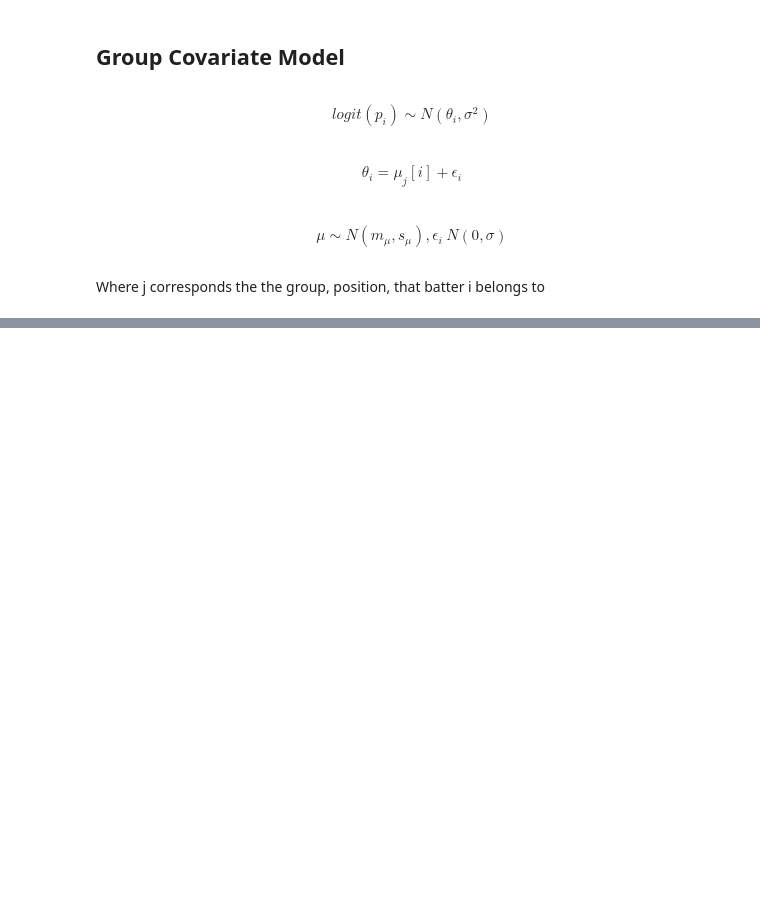
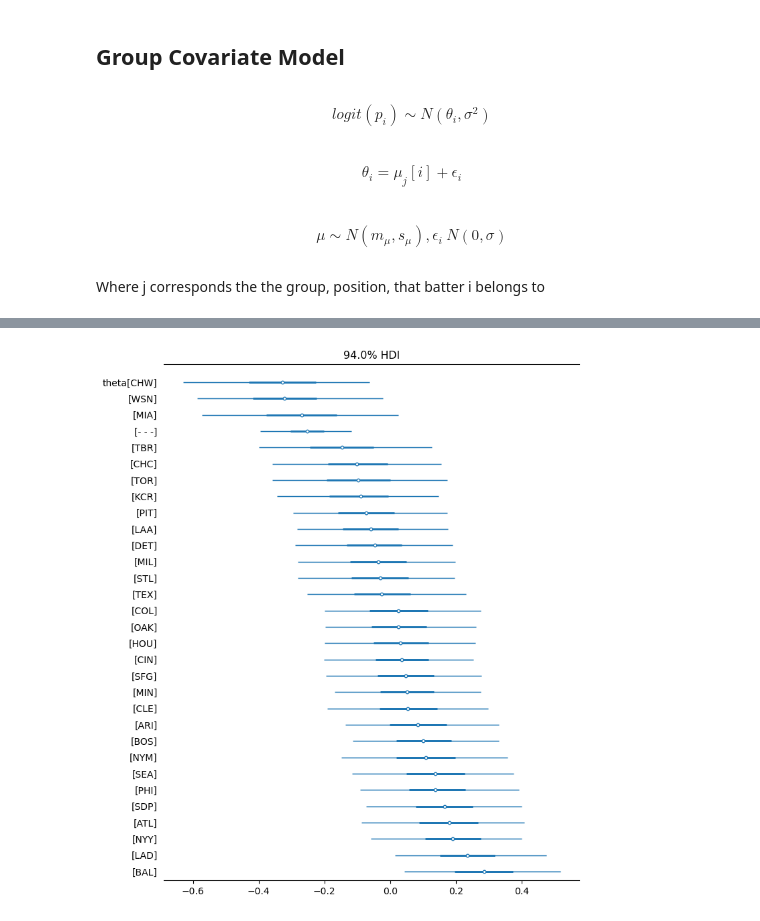
Before and after one commit to jvminkim/hitting-25, a Jupyter notebook: scripts/baseline_models.ipynb, the cells around one changed output, grey strips where cells are left out. Saved outputs shown, nothing was run; the diff lists cells and outputs as text; code cells hidden in the pictures; blank space fills up the shorter version.

```diff
--- a/scripts/baseline_models.ipynb
+++ b/scripts/baseline_models.ipynb
@@ -563,0 +512,23 @@ data
+# %%
+team_idx, teams = factorize(fitting_subset, "Team")
+
+coords["Team"] = teams
+print(team_idx)
+#fitting_subset["Team"] = fitting_subset["Team"].replace('- - -', np.nan)
+
+
+with pm.Model(coords=coords) as team_model:
+    m_mu = pm.Normal("m_mu", mu = -2, sigma=1)
+    s_mu = pm.HalfNormal("s_mu", 1)
+    mu = pm.Normal("mu", mu = m_mu, sigma=s_mu, dims="pos")
+
+    theta = pm.ZeroSumNormal("theta", sigma=1, dims="Team")
+
+    sigma = pm.HalfNormal("sigma",1)
+    epsilon = pm.Normal("epsilon", mu=0, sigma=sigma, dims="batter")
+
+    p = pm.Deterministic("p", pm.math.invlogit(mu[position_idx] + theta[team_idx] + epsilon[batter_idx]), dims = "obs")
+
+    y = pm.Binomial("y", n = pa, p = p, observed = hr)
+
+pm.model_to_graphviz(team_model)
@@ -563,0 +554,3 @@ data
+# %%
+with team_model:
+    team_trace = pm.sample(1000, tune=2000, chains=4, cores=4, target_accept=0.9, random_seed = RANDOM_SEED)
@@ -563,0 +566,15 @@ data
+# %%
+team_means = team_trace.posterior['theta'].mean(("chain", "draw"))
+sorted_teams = team_trace.posterior["Team"].sortby(team_means)
+
+az.plot_forest(
+    team_trace,
+    var_names=["theta"],
+    r_hat=False,
+    combined=True,
+    figsize=(8,10),
+    textsize=10,
+    coords={"Team": sorted_teams},
+);
+# %% [output]
+[figure, added]
```
Also changed, not shown: parts of 62 cells of this notebook.
